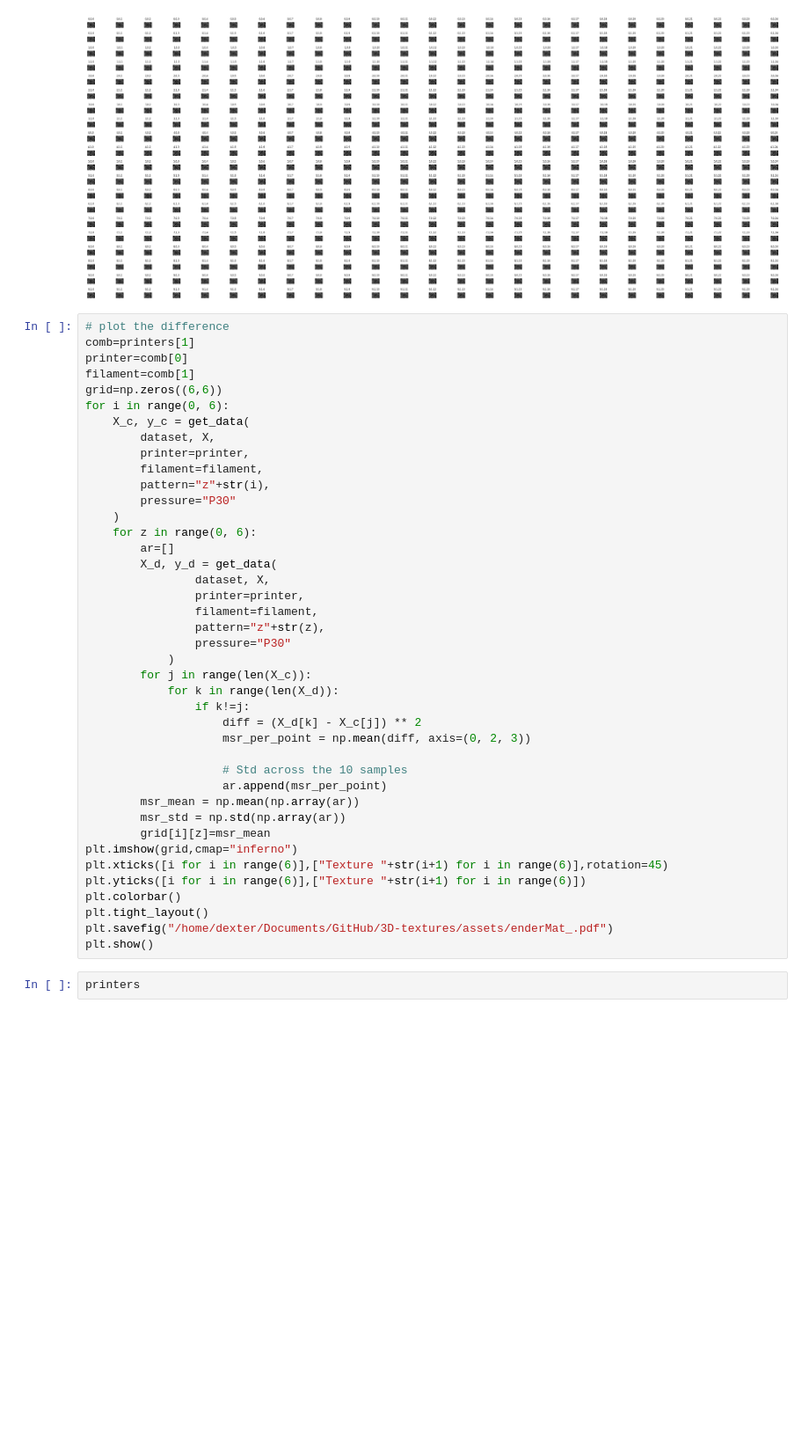
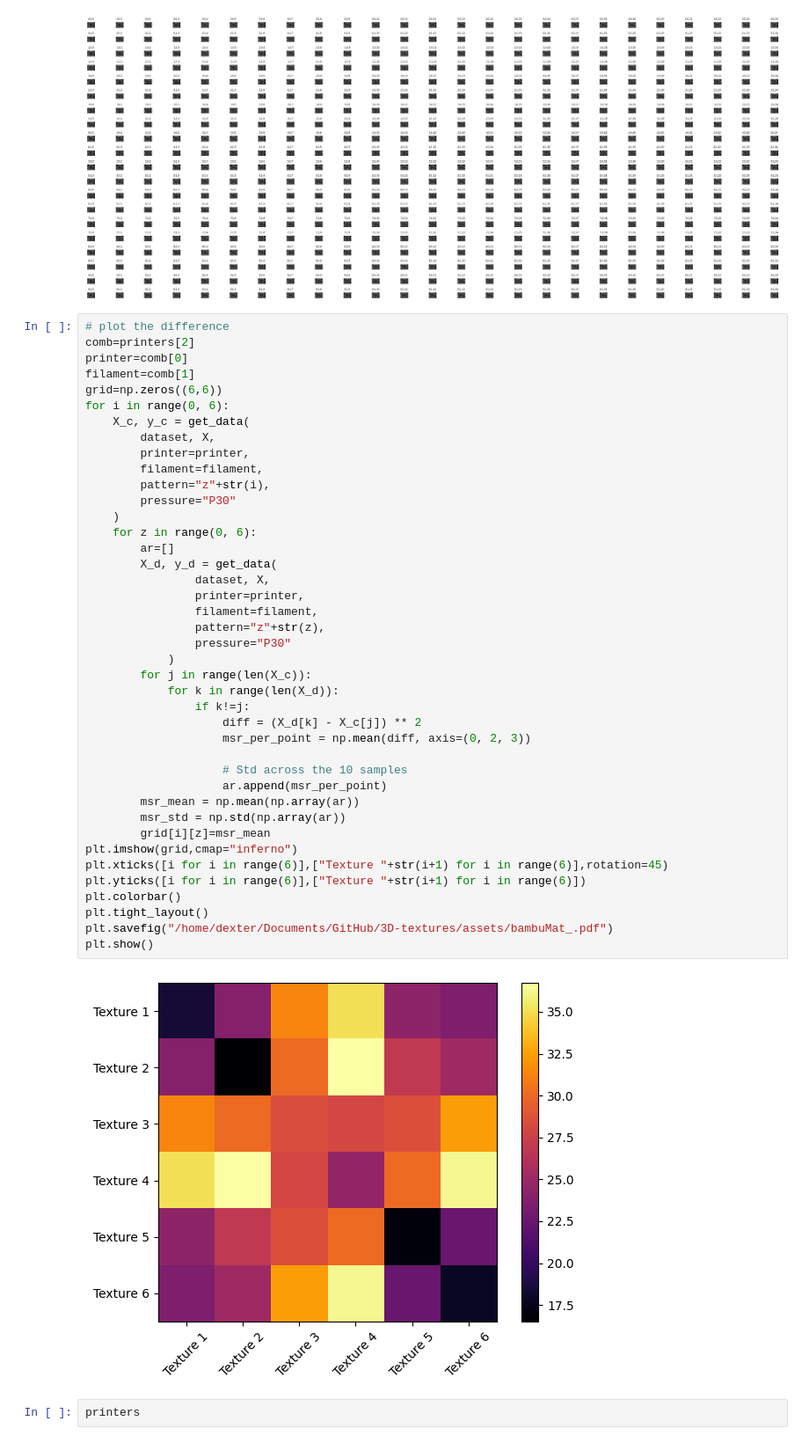
Before and after one commit to shepai/3D-textures, a Jupyter notebook: Experimental/difference.ipynb, the cells around one changed output. Shown at 88% size. Cells and saved outputs as stored; diff of their text form; blank space fills up the shorter version.

```diff
--- a/Experimental/difference.ipynb
+++ b/Experimental/difference.ipynb
@@ -240,7 +240,7 @@ plt.show()
 [figure]
 # %%
 # plot the difference
-comb=printers[1]
+comb=printers[2]
 printer=comb[0]
 filament=comb[1]
 grid=np.zeros((6,6))
@@ -251,34 +251,36 @@ for i in range(0, 6):
         filament=filament,
         pattern="z"+str(i),
         pressure="P30"
     )
     for z in range(0, 6):
         ar=[]
         X_d, y_d = get_data(
                 dataset, X,
                 printer=printer,
                 filament=filament,
                 pattern="z"+str(z),
                 pressure="P30"
             )
         for j in range(len(X_c)):
             for k in range(len(X_d)):
                 if k!=j:
                     diff = (X_d[k] - X_c[j]) ** 2
                     msr_per_point = np.mean(diff, axis=(0, 2, 3))
 
                     # Std across the 10 samples
                     ar.append(msr_per_point)
         msr_mean = np.mean(np.array(ar))
         msr_std = np.std(np.array(ar))
         grid[i][z]=msr_mean
 plt.imshow(grid,cmap="inferno")
 plt.xticks([i for i in range(6)],["Texture "+str(i+1) for i in range(6)],rotation=45)
 plt.yticks([i for i in range(6)],["Texture "+str(i+1) for i in range(6)])
 plt.colorbar()
 plt.tight_layout()
-plt.savefig("/home/dexter/Documents/GitHub/3D-textures/assets/enderMat_.pdf")
+plt.savefig("/home/dexter/Documents/GitHub/3D-textures/assets/bambuMat_.pdf")
 plt.show()
+# %% [output]
+[figure, added]
 # %%
 printers
 # %% [output]
```
Also changed, not shown: 2 other files.
